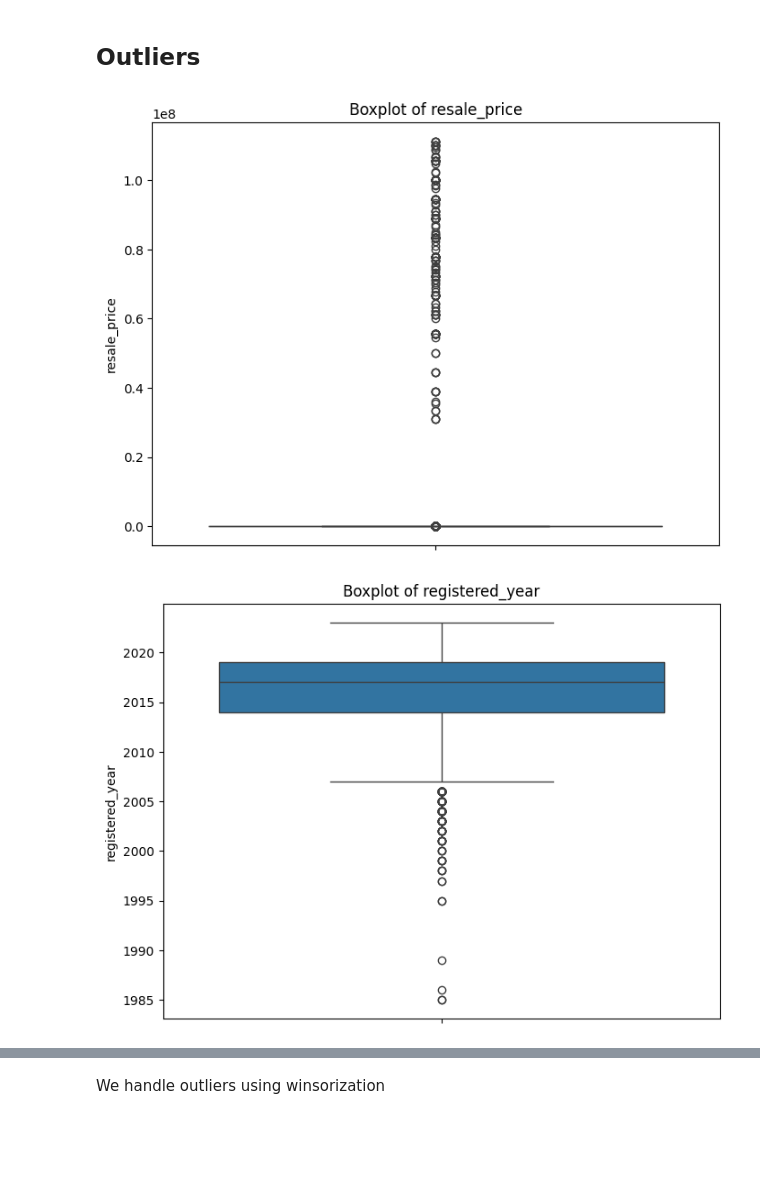
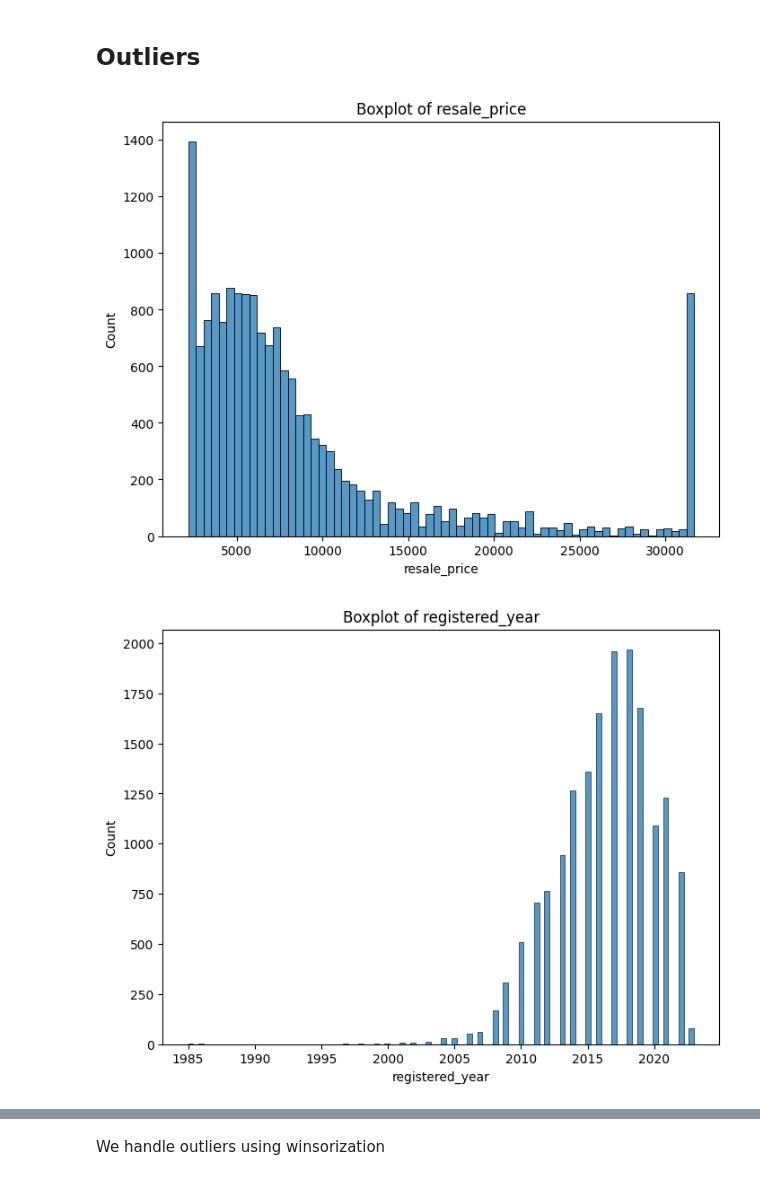
Before and after one commit to NitoBoritto/Car_Sales_Regression_Analysis, a Jupyter notebook: Car_Sales_Regression.ipynb, the cells around one changed output, grey strips where cells are left out. Drawn from its saved outputs; the diff is of its cells as text; code cells hidden in the pictures; blank space fills up the shorter version.

```diff
--- a/Car_Sales_Regression.ipynb
+++ b/Car_Sales_Regression.ipynb
@@ -898,0 +915,2 @@ Car_df
+# %%
+Car_df['km_group']=Car_df['km_group'].astype(str)
@@ -1030,0 +1184,2 @@ Car_df
+# %%
+Car_df.drop('max_power_bhp', axis=1, inplace=True)
@@ -1163,6 +1333,8 @@ Car_df.shape
 Car_df.duplicated().sum()
 # %% [output]
 np.int64(0)
+# %%
+Car_df.dropna(subset=['mileage'], inplace=True)
 # %%
 Car_df
 # %% [output]
@@ -1446,5 +1605,3 @@ dtype: float64
-# %%
-Car_df['mileage'] = Car_df['mileage'].str.replace("[^0-9.]", "", regex = True).astype(float)
 # %%
 numeric_cols = Car_df.select_dtypes(include=['float64','int64','int32'])
 plt.figure(figsize=(8,6))
@@ -1458,9 +1615,9 @@ plt.show()
 # %%
 for num in numeric_cols:
     plt.figure(figsize=(8,6))
-    sns.boxplot(Car_df[num])
+    sns.histplot(Car_df[num])
     plt.title(f"Boxplot of {num}")
     plt.show()
 # %% [output]
-[figure, old version]
+[figure, new version]
-[figure, old version]
+[figure, new version]
```
Also changed, not shown: parts of 59 cells of this notebook.
